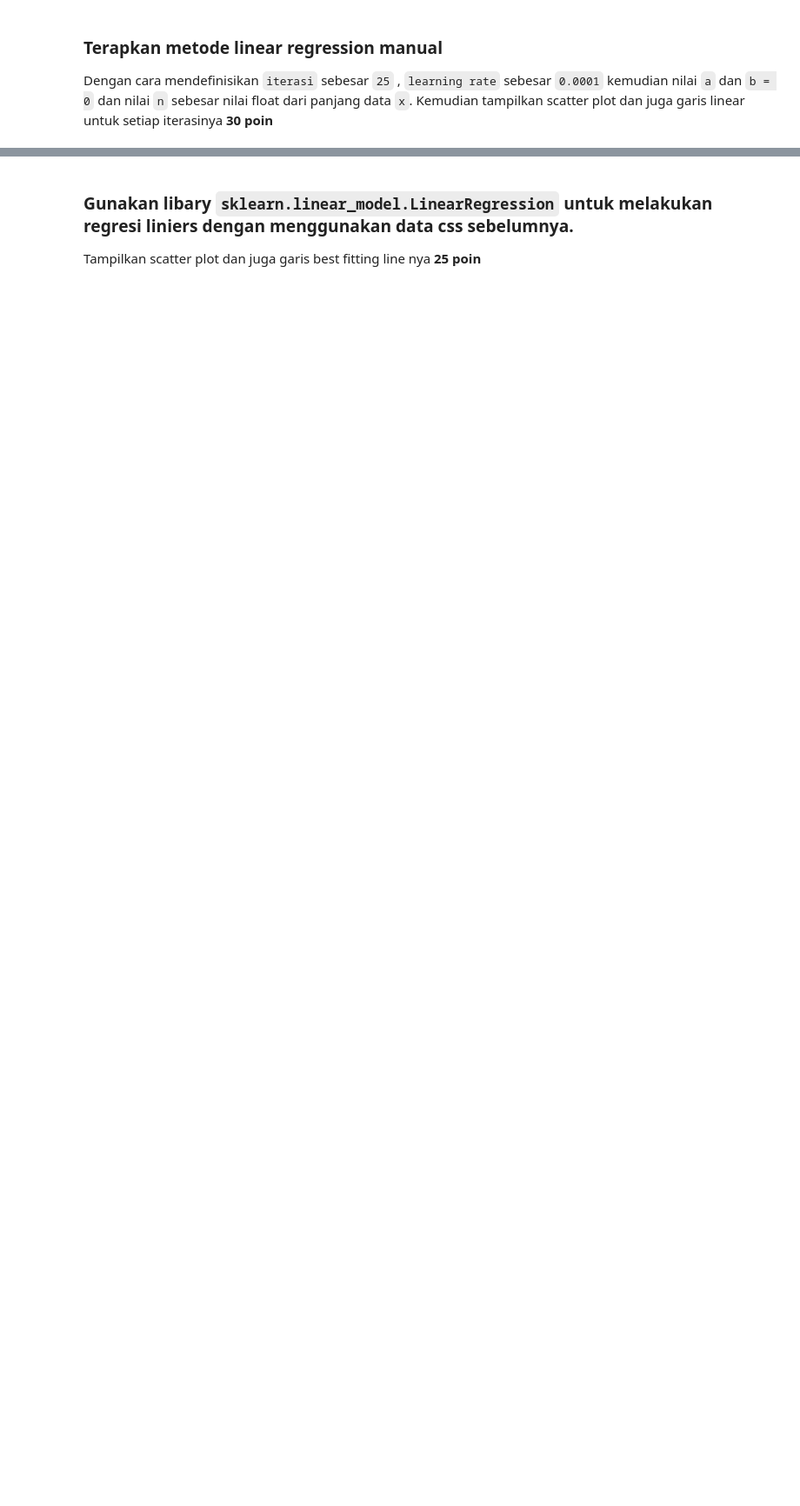
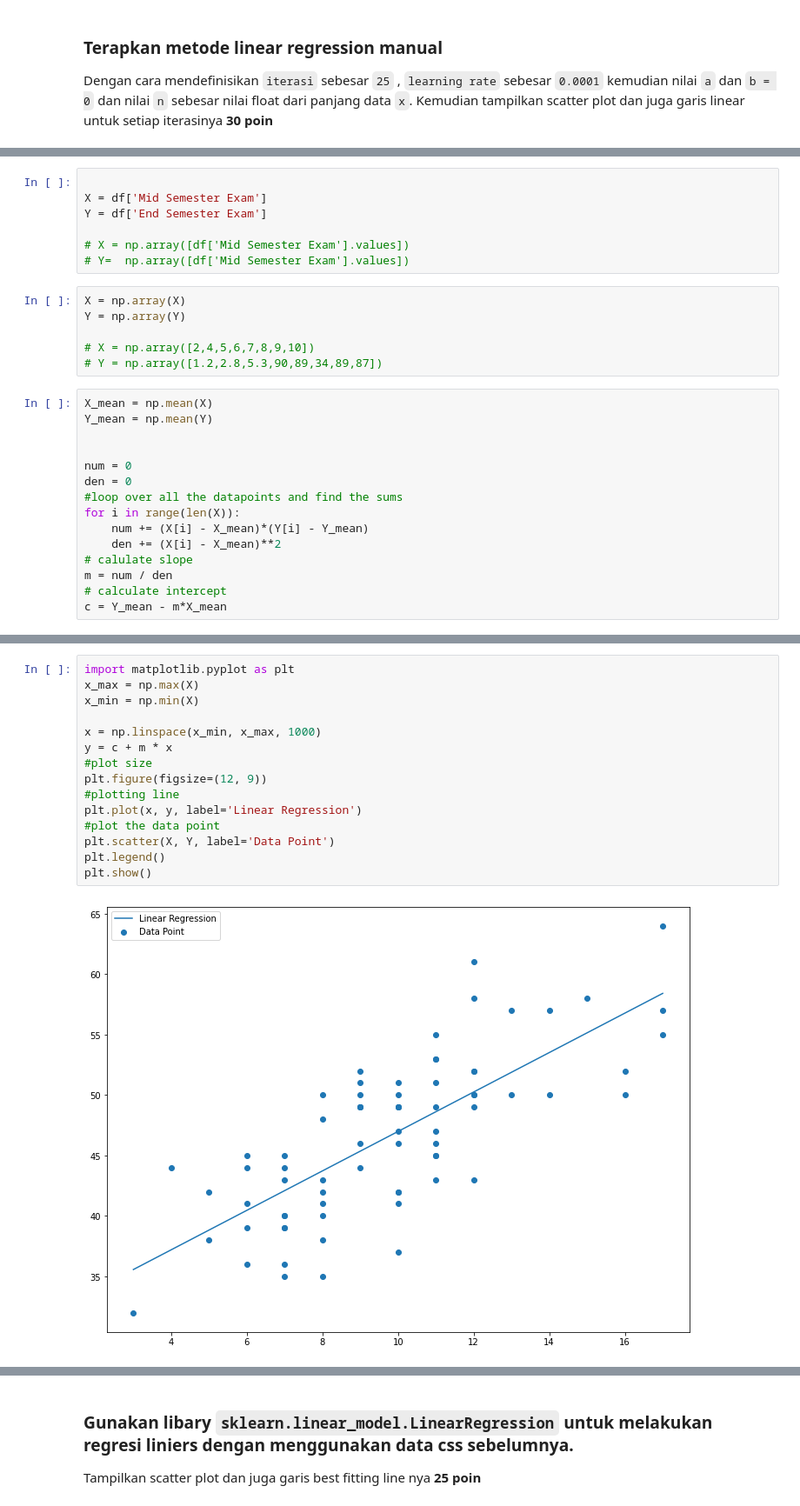
Before and after one commit to ivandwinugraha/Data-Maining, a Jupyter notebook: Kegiatan_Modul_3.ipynb, the cells around one changed output, grey strips where cells are left out. Shown: that part at 87% size. Saved outputs shown, nothing was run; the diff lists cells and outputs as text; blank space fills up the shorter version.

```diff
--- a/Kegiatan_Modul_3.ipynb
+++ b/Kegiatan_Modul_3.ipynb
@@ -98,0 +135,28 @@ epochs = 10000 #jumlah iterasi
+# %%
+
+X = df['Mid Semester Exam']
+Y = df['End Semester Exam']
+
+# X = np.array([df['Mid Semester Exam'].values])
+# Y=  np.array([df['Mid Semester Exam'].values])
+# %%
+X = np.array(X)
+Y = np.array(Y)
+
+# X = np.array([2,4,5,6,7,8,9,10])
+# Y = np.array([1.2,2.8,5.3,90,89,34,89,87])
+# %%
+X_mean = np.mean(X)
+Y_mean = np.mean(Y)
+
+
+num = 0
+den = 0
+#loop over all the datapoints and find the sums
+for i in range(len(X)):
+    num += (X[i] - X_mean)*(Y[i] - Y_mean)
+    den += (X[i] - X_mean)**2
+# calulate slope
+m = num / den
+# calculate intercept
+c = Y_mean - m*X_mean
@@ -98,0 +169,17 @@ epochs = 10000 #jumlah iterasi
+# %%
+import matplotlib.pyplot as plt
+x_max = np.max(X)
+x_min = np.min(X)
+
+x = np.linspace(x_min, x_max, 1000)
+y = c + m * x
+#plot size
+plt.figure(figsize=(12, 9))
+#plotting line
+plt.plot(x, y, label='Linear Regression')
+#plot the data point
+plt.scatter(X, Y, label='Data Point')
+plt.legend()
+plt.show()
+# %% [output]
+[figure, added]
```
Also changed, not shown: parts of 21 cells of this notebook.
